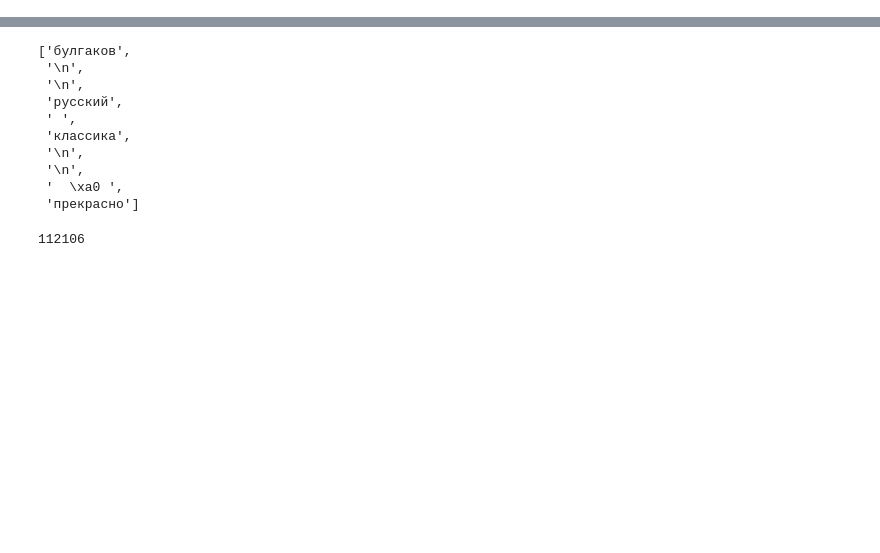
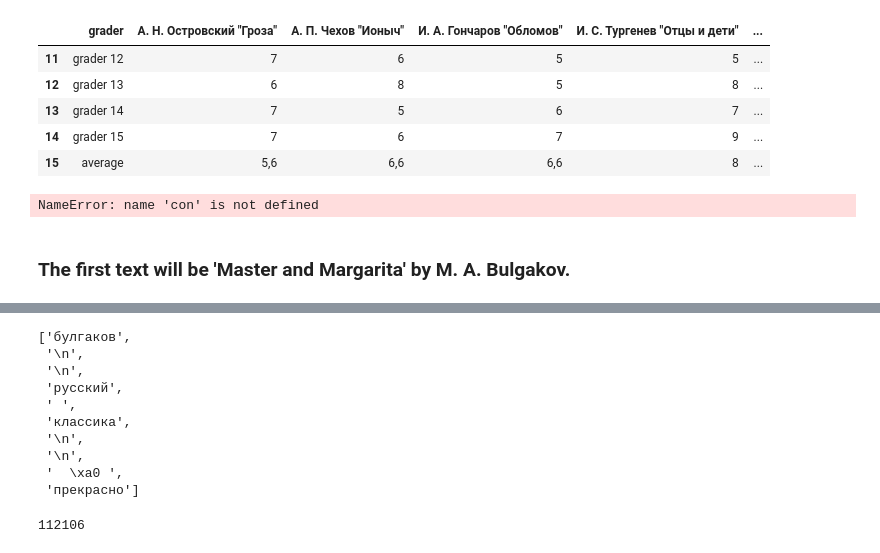
Before and after one commit to astafyevai/python_final.project, a Jupyter notebook: code.ipynb, the cells around one changed output, grey strips where cells are left out. Drawn from its saved outputs; the diff is of its cells as text; code cells hidden in the pictures; blank space fills up the shorter version.

```diff
--- a/code.ipynb
+++ b/code.ipynb
@@ -14,0 +10,3 @@ Requirement already satisfied: idna<3,>=2.5 in /srv/conda/envs/notebook/lib/pyth
+# %%
+df_url = pd.read_csv('https://raw.githubusercontent.com/astafyevai/python_final.project/main/python_project.csv') #downloading csv-files
+df_rating = pd.read_csv('https://raw.githubusercontent.com/astafyevai/python_final.project/main/rating.csv')
@@ -14,0 +22,14 @@ Requirement already satisfied: idna<3,>=2.5 in /srv/conda/envs/notebook/lib/pyth
+# %%
+df_rating.tail()
+# %% [output]
+|  | grader | А. Н. Островский "Гроза" | А. П. Чехов "Ионыч" | И. А. Гончаров "Обломов" | И. С. Тургенев "Отцы и дети" | ... |
+| 11 | grader 12 | 7 | 6 | 5 | 5 | ... |
+| 12 | grader 13 | 6 | 8 | 5 | 8 | ... |
+| 13 | grader 14 | 7 | 5 | 6 | 7 | ... |
+| 14 | grader 15 | 7 | 6 | 7 | 9 | ... |
+| 15 | average | 5,6 | 6,6 | 6,6 | 8 | ... |
+# %%
+df_url.to_sql(name='number', con=con, if_exists='replace') #The table contains texts' urls.
+df_rating.to_sql(name='grader', con=con, if_exists='replace') #The table contains rating information.
+# %% [output]
+NameError: name 'con' is not defined
@@ -15,3 +38,5 @@ Requirement already satisfied: idna<3,>=2.5 in /srv/conda/envs/notebook/lib/pyth
+# %% [markdown]
+### The first text will be 'Master and Margarita' by M. A. Bulgakov.
 # %%
 url = 'https://raw.githubusercontent.com/astafyevai/python_final.project/main/masterimargarita.txt'
 # %%
```
Also changed, not shown: parts of 33 cells of this notebook.
